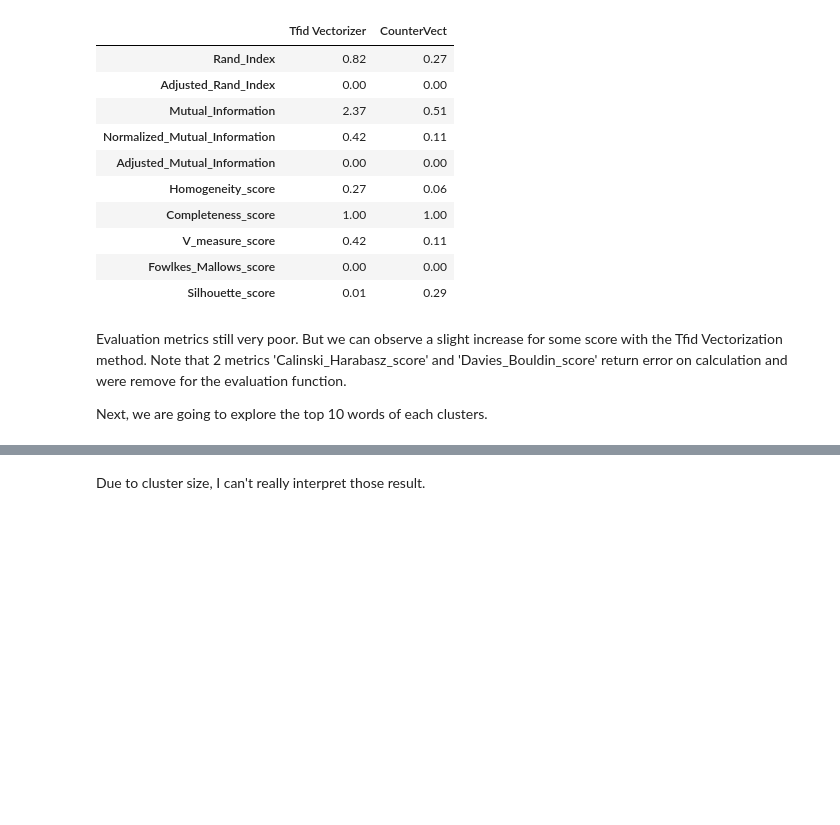
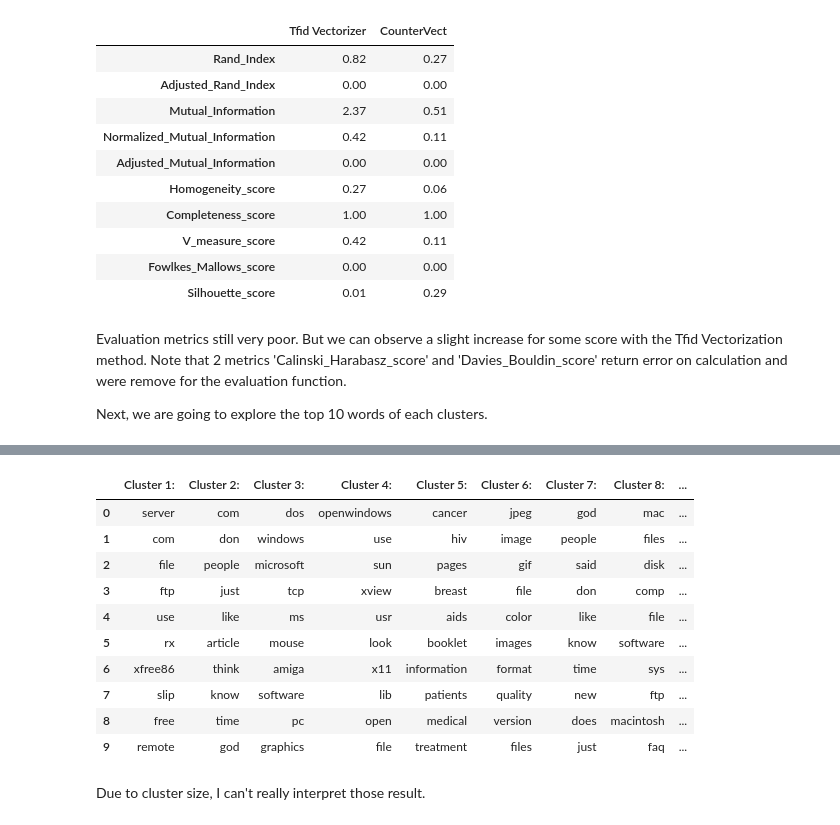
Before and after one commit to FabienS2A/simplon_datai_2025, a Jupyter notebook: notebook/20newsgroup_clust_bis.ipynb, the cells around one changed output, grey strips where cells are left out. Saved outputs shown, nothing was run; the diff lists cells and outputs as text; code cells hidden in the pictures; blank space fills up the shorter version.

```diff
--- a/notebook/20newsgroup_clust_bis.ipynb
+++ b/notebook/20newsgroup_clust_bis.ipynb
@@ -561,3 +543,18 @@ Cluster 2:
+# %%
+top_10_CountV = cluster_top_words(model_CountV, CountV, k, 10)
+top_10_CountV
+# %% [output]
+|  | Cluster 1: | Cluster 2: | Cluster 3: | Cluster 4: | Cluster 5: | Cluster 6: | Cluster 7: | Cluster 8: | ... |
+| 0 | server | com | dos | openwindows | cancer | jpeg | god | mac | ... |
+| 1 | com | don | windows | use | hiv | image | people | files | ... |
+| 2 | file | people | microsoft | sun | pages | gif | said | disk | ... |
+| 3 | ftp | just | tcp | xview | breast | file | don | comp | ... |
+| 4 | use | like | ms | usr | aids | color | like | file | ... |
+| 5 | rx | article | mouse | look | booklet | images | know | software | ... |
+| 6 | xfree86 | think | amiga | x11 | information | format | time | sys | ... |
+| 7 | slip | know | software | lib | patients | quality | new | ftp | ... |
+| 8 | free | time | pc | open | medical | version | does | macintosh | ... |
+| 9 | remote | god | graphics | file | treatment | files | just | faq | ... |
 # %% [markdown]
 Due to cluster size, I can't really interpret those result.
 # %% [markdown]
```
Also changed, not shown: parts of 9 cells of this notebook.
